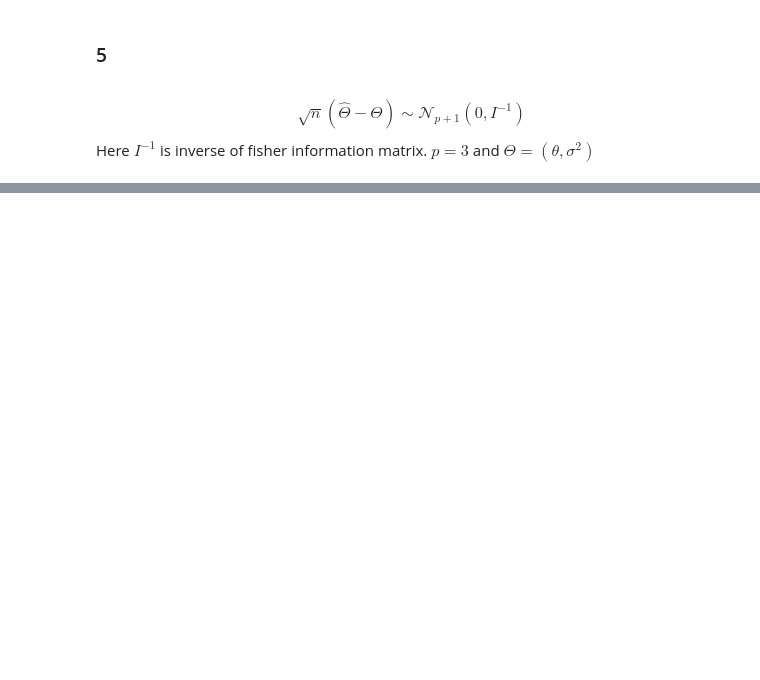
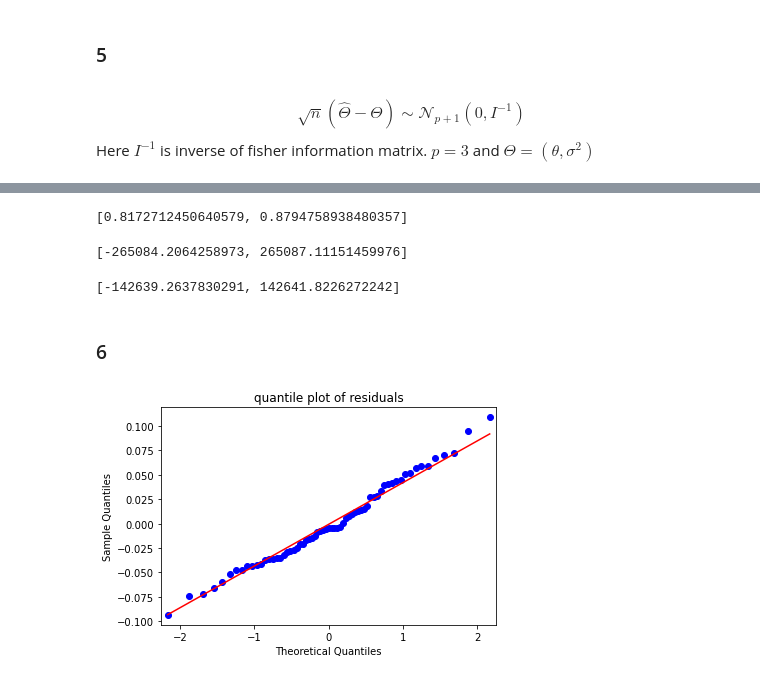
Before and after one commit to sunil-dhaka/non-linear-regression-course-files, a Jupyter notebook: regression_analysis.ipynb, the cells around one changed output, grey strips where cells are left out. Drawn from its saved outputs; the diff is of its cells as text; code cells hidden in the pictures; blank space fills up the shorter version.

Commit message:
final submitted version of project

```diff
--- a/regression_analysis.ipynb
+++ b/regression_analysis.ipynb
@@ -78,26 +110,39 @@ plt.show()
 # %%
-def gauss_newton(start_theta,n_iter=100):
+def gauss_newton(start_theta,n_iter=1000):
+    """
+    TODO: need to implement such that it can handle singular matrices
+    TODO: implement step factor version
+    """
     curr_theta=start_theta
     thetas_values=[curr_theta]
+    ssr_values=[get_residual(curr_theta)]
     for i in range(n_iter):
         # print(i)
+        step_factor=1
         curr_alpha1=curr_theta[0]
         curr_alpha2=curr_theta[1]
         curr_beta=curr_theta[2]
 
         e_beta1=sum(np.exp(curr_beta*x))
         e_beta2=sum(np.exp(2*curr_beta*x))
-
+        # F^T.F
         C_matrix=np.array([
             [len(x),e_beta1,curr_beta*curr_alpha2*e_beta1],
             [e_beta1,e_beta2,curr_beta*curr_alpha2*e_beta2],
             [curr_beta*curr_alpha2*e_beta1,curr_beta*curr_alpha2*e_beta2,(curr_beta**2)*(curr_alpha2**2)*e_beta2]
         ])
+
         F_matrix=np.array([
             [1]*len(x),
             np.exp(curr_beta*x),
             curr_beta*curr_alpha2*np.exp(curr_beta*x)
         ])
         curr_theta=curr_theta+np.dot(np.dot(np.linalg.inv(C_matrix),F_matrix),np.array(y-(curr_alpha1+curr_alpha2*np.exp(curr_beta*x))))
-        thetas_values.append(curr_theta)
-    return thetas_values
+        tmp_ssr_value=get_residual(curr_theta)
+        """
+        only considering thoes steps that lower ssr value
+        """
+        if tmp_ssr_value<=ssr_values[-1]:
+            thetas_values.append(curr_theta)
+            ssr_values.append(tmp_ssr_value)
+    return {'theta_values':thetas_values,'ssr_values':ssr_values}
@@ -104,2 +169,3 @@ def gauss_newton(start_theta,n_iter=100):
 # %%
-theta_estimate=gauss_newton(np.array([3,0.2,2.5]))[-1]
+chain_result=gauss_newton(np.array([3,0.2,2.5]))
+theta_estimate=chain_result['theta_values'][-1]
@@ -119,0 +182,5 @@ Here $p=3$
+# %%
+# lse values obtained from gauss approximation
+alpha1_lse=theta_estimate[0]
+alpha2_lse=theta_estimate[1]
+beta_lse=theta_estimate[2]
@@ -124,0 +222,23 @@ Here $I^{-1}$ is inverse of fisher information matrix. $p=3$ and $\Theta=(\theta
+# %%
+[alpha1_lse-c*np.sqrt(inv_C_matrix[0][0]),alpha1_lse+c*np.sqrt(inv_C_matrix[0][0])]
+# %% [output]
+[0.8172712450640579, 0.8794758938480357]
+# %%
+[alpha2_lse-c*np.sqrt(inv_C_matrix[1][1]),alpha2_lse+c*np.sqrt(inv_C_matrix[1][1])]
+# %% [output]
+[-265084.2064258973, 265087.11151459976]
+# %%
+[beta_lse-c*np.sqrt(inv_C_matrix[2][2]),beta_lse+c*np.sqrt(inv_C_matrix[2][2])]
+# %% [output]
+[-142639.2637830291, 142641.8226272242]
+# %% [markdown]
+### 6
+# %%
+residuals=y-(alpha1_lse+alpha2_lse*np.exp(beta_lse*x))
+# %%
+sm.ProbPlot(residuals).qqplot(line='s')
+plt.title('quantile plot of residuals')
+plt.savefig('plots/q6-1.png')
+plt.show()
+# %% [output]
+[figure, added]
```
Also changed, not shown: parts of 40 cells of this notebook, 2 other files.
